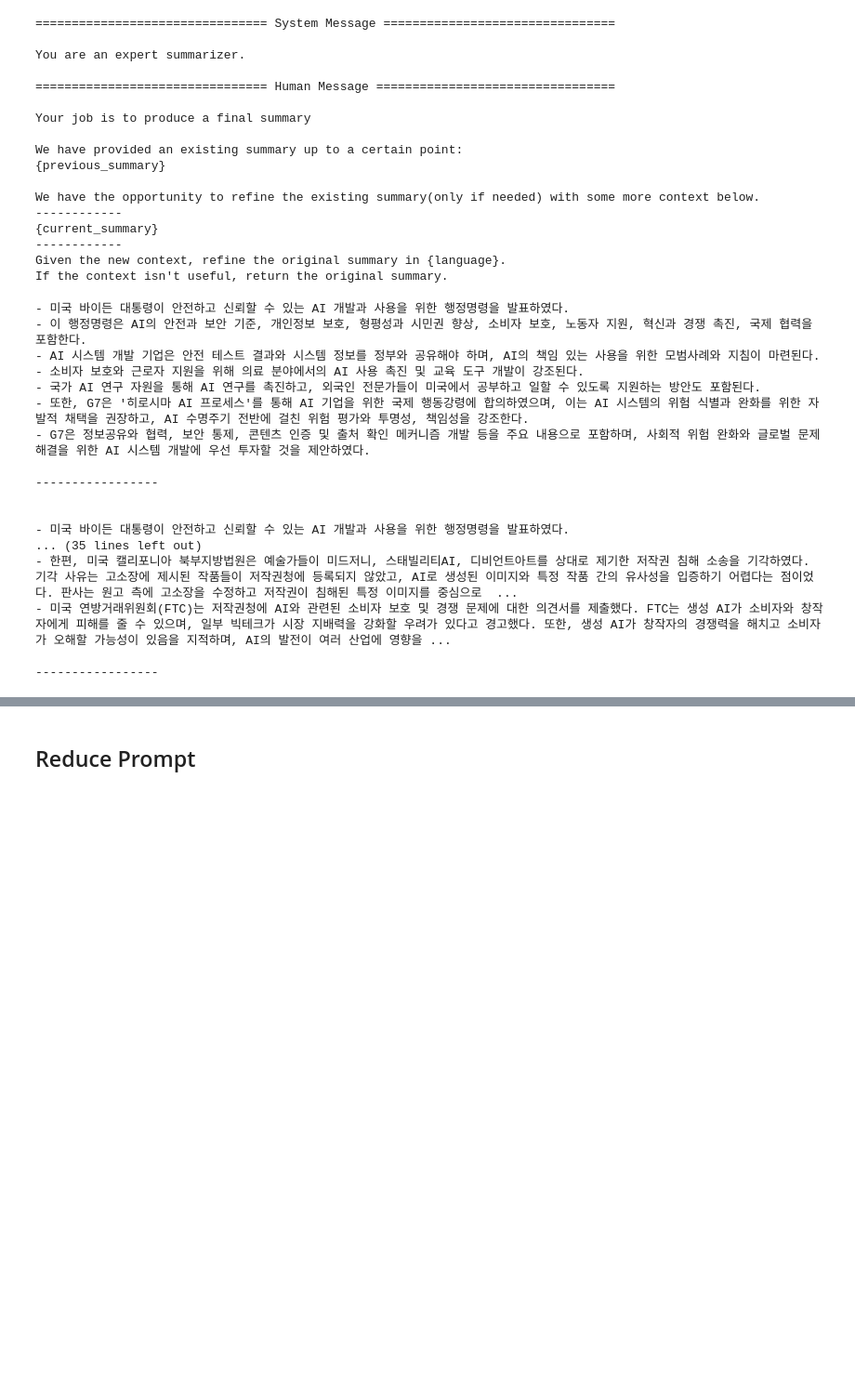
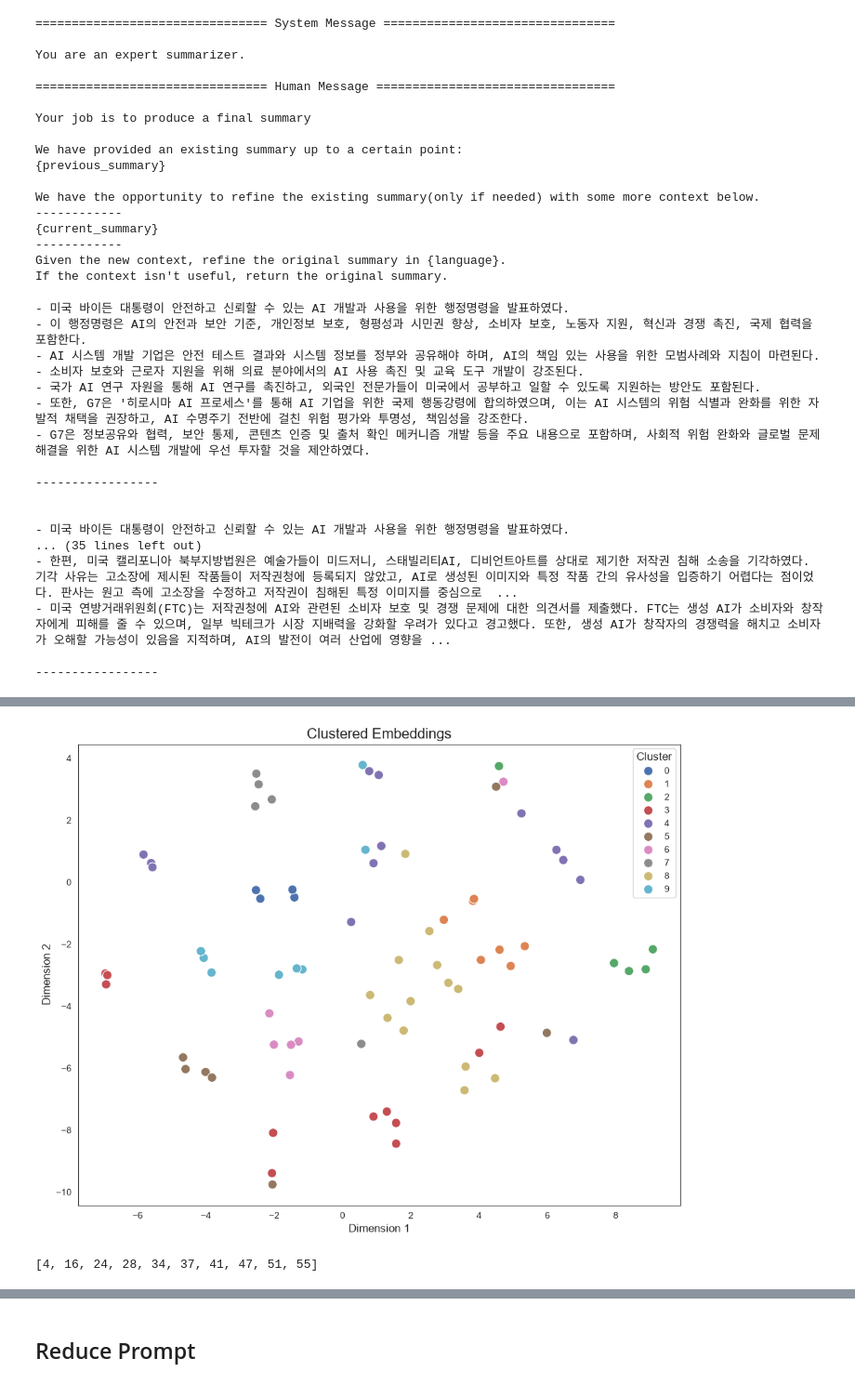
Before and after one commit to gyeongee/Langchain, a Jupyter notebook: 02-Prompt/04-Personal-Prompts.ipynb, the cells around one changed output, grey strips where cells are left out. Shown at 93% size. Drawn from its saved outputs; the diff is of its cells as text; code cells hidden in the pictures; blank space fills up the shorter version.

```diff
--- a/02-Prompt/04-Personal-Prompts.ipynb
+++ b/02-Prompt/04-Personal-Prompts.ipynb
@@ -508,0 +723,17 @@ refined_summary = map_refine_chain.invoke(docs)
+# %%
+# Upstage Embeddings 모델을 사용하여 문서를 임베딩
+from langchain_upstage import UpstageEmbeddings
+
+embeddings=UpstageEmbeddings(model="solar-embedding-1-large-passage")
+
+vectors=embeddings.embed_documents(split_docs)
+# %%
+# 총 79개의 문서를 10개 클러스터로 나눕니다. 이때 `KMeans`를 사용하여 클러스터링을 수행합니다.
+
+from sklearn.cluster import KMeans
+
+# 클러스터 수를 선택하면 문서의 콘텐츠에 따라 조정할 수 있습니다.
+num_clusters=10
+
+#Perform K-means clustering
+kmeans = KMeans(n_clusters=num_clusters,random_state=123).fit(vectors)
@@ -508,0 +755,39 @@ refined_summary = map_refine_chain.invoke(docs)
+# %%
+from sklearn.manifold import TSNE
+import matplotlib.pyplot as plt
+import seaborn as sns
+import numpy as np
+
+# 경고 제거
+import warnings
+
+warnings.filterwarnings("ignore")
+
+# t-SNE 수행 및 2차원으로 축소
+tsne = TSNE(n_components=2, random_state=42)
+reduced_data_tsne = tsne.fit_transform(np.array(vectors))
+
+# seaborn 스타일 설정
+sns.set_style("white")
+
+# 축소된 데이터 플롯
+plt.figure(figsize=(10, 8))
+sns.scatterplot(
+    x=reduced_data_tsne[:, 0],
+    y=reduced_data_tsne[:, 1],
+    hue=kmeans.labels_,
+    palette="deep",
+    s=100,
+)
+plt.xlabel("Dimension 1", fontsize=12)
+plt.ylabel("Dimension 2", fontsize=12)
+plt.title("Clustered Embeddings", fontsize=16)
+plt.legend(title="Cluster", title_fontsize=12)
+
+# 배경색 설정
+plt.gcf().patch.set_facecolor("white")
+
+plt.tight_layout()
+plt.show()
+# %% [output]
+[figure, added]
@@ -508,0 +812,6 @@ refined_summary = map_refine_chain.invoke(docs)
+# %%
+# 문서의 요약을 순서대로 진행하기 위하여 오름차순 정렬
+selected_indices = sorted(closest_indices)
+selected_indices
+# %% [output]
+[4, 16, 24, 28, 34, 37, 41, 47, 51, 55]
```
Also changed, not shown: parts of 29 cells of this notebook.
